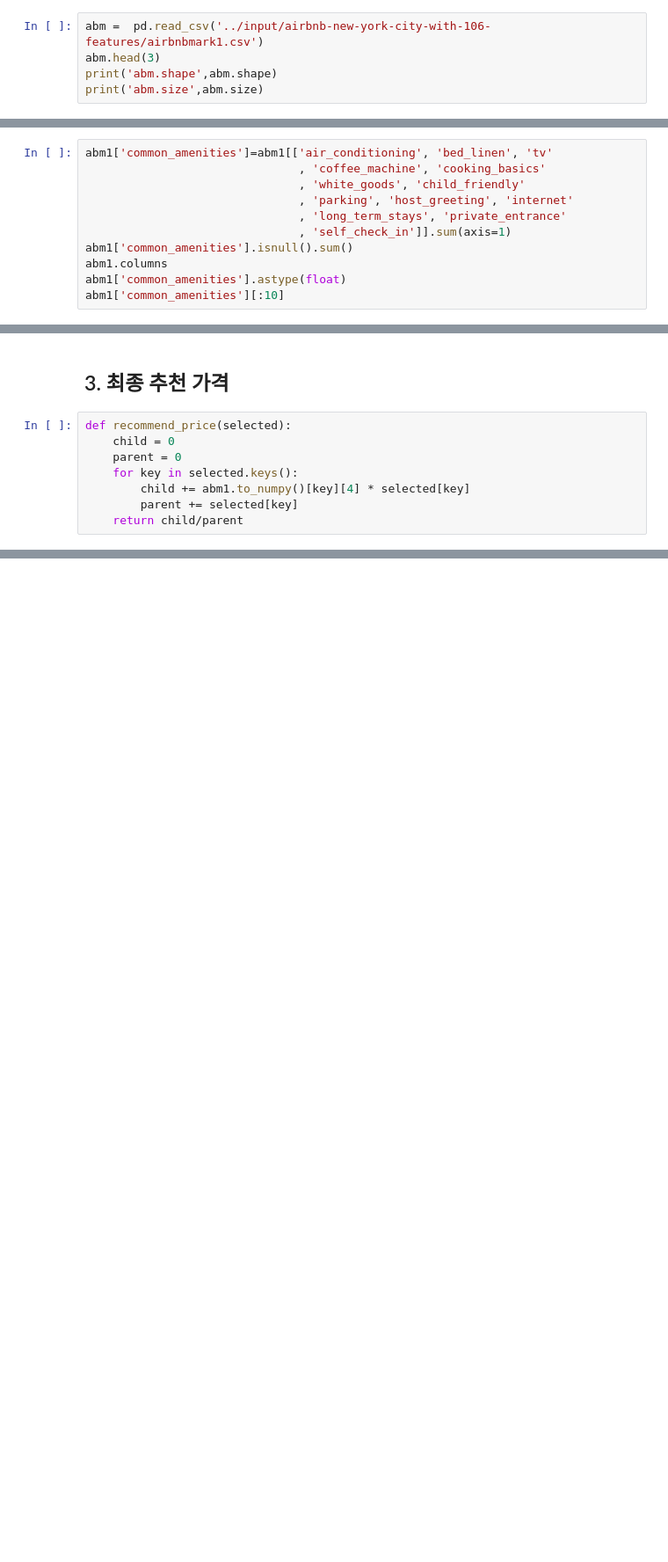
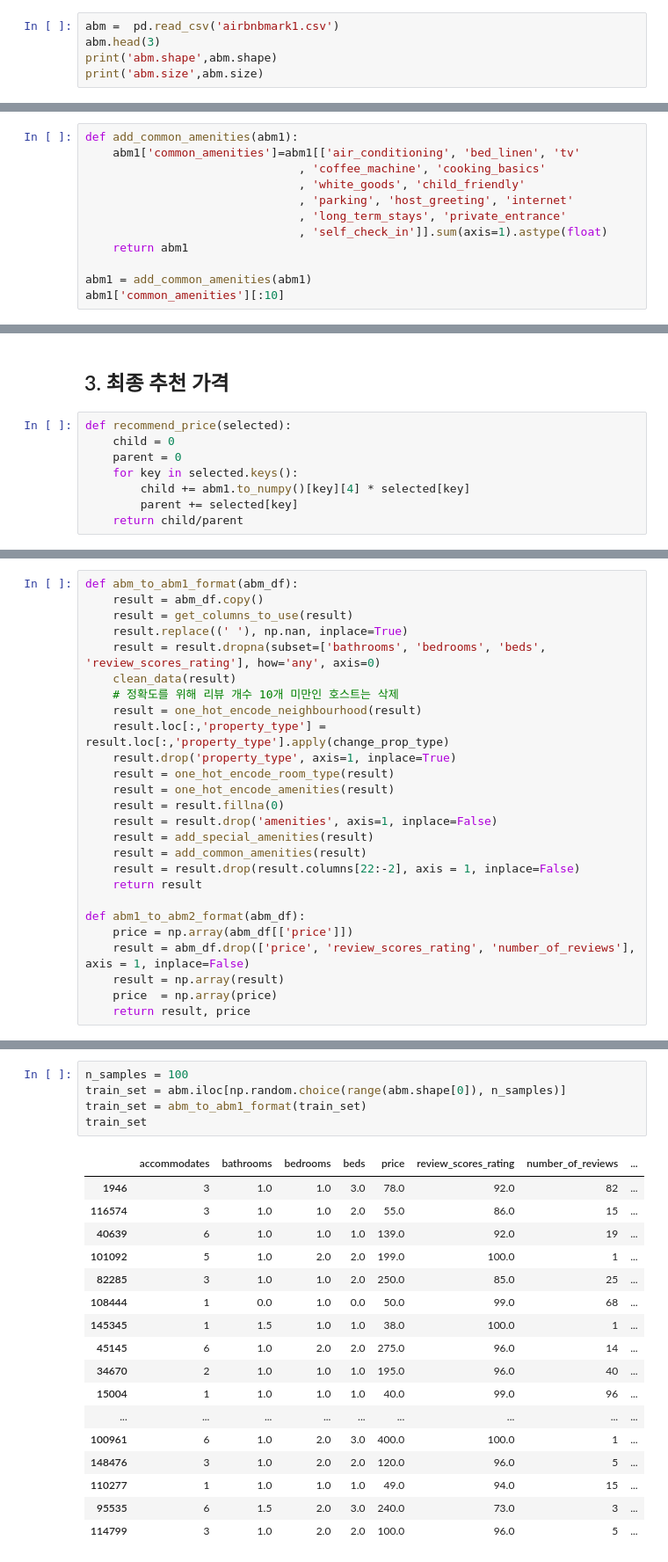
Before and after one commit to whitw/CAUBigdata, a Jupyter notebook: big-data-team-17-cau.ipynb, the cells around one changed output, grey strips where cells are left out. Shown at 88% size. Saved outputs shown, nothing was run; the diff lists cells and outputs as text; blank space fills up the shorter version.

```diff
--- a/big-data-team-17-cau.ipynb
+++ b/big-data-team-17-cau.ipynb
@@ -54,7 +55,7 @@ import pandas as pd
 pd.options.display.max_rows = 200
 pd.options.display.max_columns = 50
 # %%
-abm =  pd.read_csv('../input/airbnb-new-york-city-with-106-features/airbnbmark1.csv')
+abm =  pd.read_csv('airbnbmark1.csv')
 abm.head(3)
 print('abm.shape',abm.shape)
 print('abm.size',abm.size)
@@ -511,12 +488,13 @@ Name: special_amenities, dtype: float64
 # %%
-abm1['common_amenities']=abm1[['air_conditioning', 'bed_linen', 'tv'
+def add_common_amenities(abm1):
+    abm1['common_amenities']=abm1[['air_conditioning', 'bed_linen', 'tv'
                                , 'coffee_machine', 'cooking_basics'
                                , 'white_goods', 'child_friendly'
                                , 'parking', 'host_greeting', 'internet'
                                , 'long_term_stays', 'private_entrance'
-                               , 'self_check_in']].sum(axis=1)
-abm1['common_amenities'].isnull().sum()
-abm1.columns
-abm1['common_amenities'].astype(float)
+                               , 'self_check_in']].sum(axis=1).astype(float)
+    return abm1
+
+abm1 = add_common_amenities(abm1)
 abm1['common_amenities'][:10]
 # %% [output]
@@ -838,0 +721,26 @@ for idx in selected.keys():
+# %%
+def abm_to_abm1_format(abm_df):
+    result = abm_df.copy()
+    result = get_columns_to_use(result)
+    result.replace((' '), np.nan, inplace=True)
+    result = result.dropna(subset=['bathrooms', 'bedrooms', 'beds', 'review_scores_rating'], how='any', axis=0)
+    clean_data(result)
+    # 정확도를 위해 리뷰 개수 10개 미만인 호스트는 삭제
+    result = one_hot_encode_neighbourhood(result)
+    result.loc[:,'property_type'] = result.loc[:,'property_type'].apply(change_prop_type)
+    result.drop('property_type', axis=1, inplace=True)
+    result = one_hot_encode_room_type(result)
+    result = one_hot_encode_amenities(result)
+    result = result.fillna(0)
+    result = result.drop('amenities', axis=1, inplace=False)
+    result = add_special_amenities(result)
+    result = add_common_amenities(result)
+    result = result.drop(result.columns[22:-2], axis = 1, inplace=False)
+    return result
+
+def abm1_to_abm2_format(abm_df):
+    price = np.array(abm_df[['price']])
+    result = abm_df.drop(['price', 'review_scores_rating', 'number_of_reviews'], axis = 1, inplace=False)
+    result = np.array(result)
+    price  = np.array(price)
+    return result, price
@@ -838,0 +749,23 @@ for idx in selected.keys():
+# %%
+n_samples = 100
+train_set = abm.iloc[np.random.choice(range(abm.shape[0]), n_samples)]
+train_set = abm_to_abm1_format(train_set)
+train_set
+# %% [output]
+|  | accommodates | bathrooms | bedrooms | beds | price | review_scores_rating | number_of_reviews | ... |
+| 1946 | 3 | 1.0 | 1.0 | 3.0 | 78.0 | 92.0 | 82 | ... |
+| 116574 | 3 | 1.0 | 1.0 | 2.0 | 55.0 | 86.0 | 15 | ... |
+| 40639 | 6 | 1.0 | 1.0 | 1.0 | 139.0 | 92.0 | 19 | ... |
+| 101092 | 5 | 1.0 | 2.0 | 2.0 | 199.0 | 100.0 | 1 | ... |
+| 82285 | 3 | 1.0 | 1.0 | 2.0 | 250.0 | 85.0 | 25 | ... |
+| 108444 | 1 | 0.0 | 1.0 | 0.0 | 50.0 | 99.0 | 68 | ... |
+| 145345 | 1 | 1.5 | 1.0 | 1.0 | 38.0 | 100.0 | 1 | ... |
+| 45145 | 6 | 1.0 | 2.0 | 2.0 | 275.0 | 96.0 | 14 | ... |
+| 34670 | 2 | 1.0 | 1.0 | 1.0 | 195.0 | 96.0 | 40 | ... |
+| 15004 | 1 | 1.0 | 1.0 | 1.0 | 40.0 | 99.0 | 96 | ... |
+| ... | ... | ... | ... | ... | ... | ... | ... | ... |
+| 100961 | 6 | 1.0 | 2.0 | 3.0 | 400.0 | 100.0 | 1 | ... |
+| 148476 | 3 | 1.0 | 2.0 | 2.0 | 120.0 | 96.0 | 5 | ... |
+| 110277 | 1 | 1.0 | 1.0 | 1.0 | 49.0 | 94.0 | 15 | ... |
+| 95535 | 6 | 1.5 | 2.0 | 3.0 | 240.0 | 73.0 | 3 | ... |
+| 114799 | 3 | 1.0 | 2.0 | 2.0 | 100.0 | 96.0 | 5 | ... |
```
Also changed, not shown: parts of 23 cells of this notebook.
